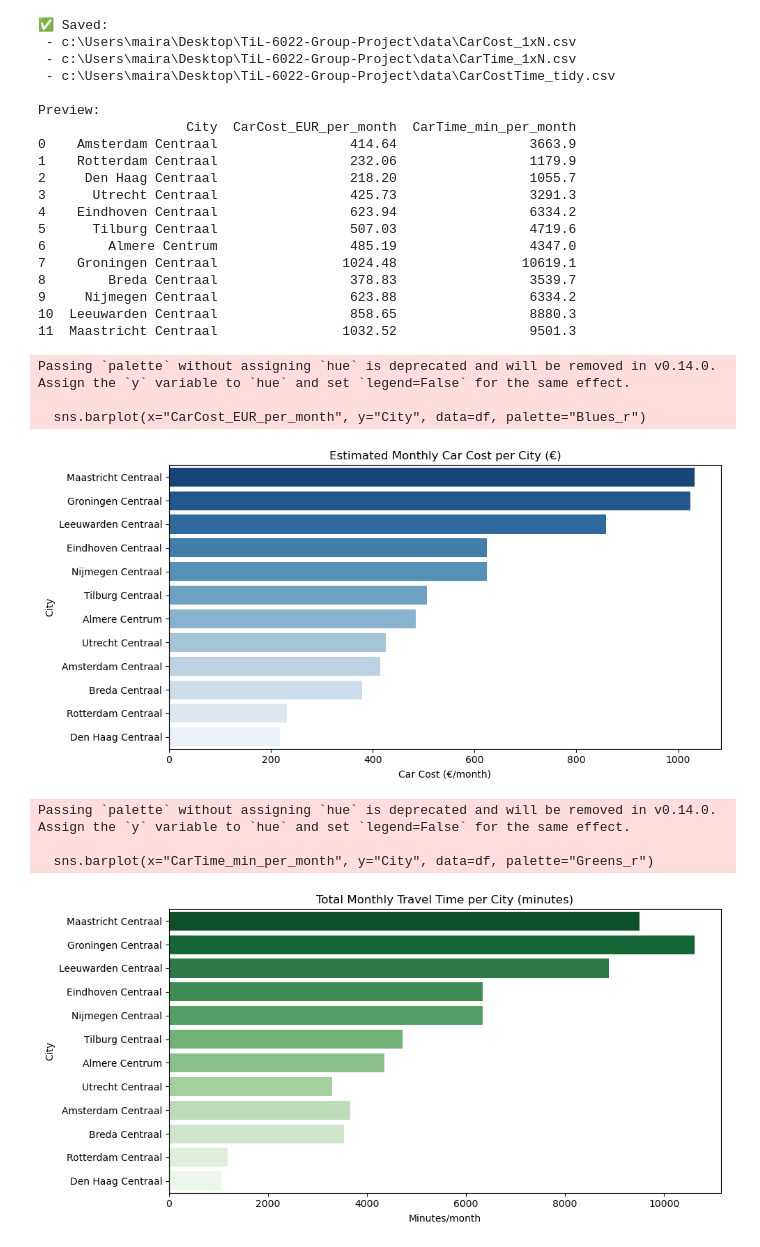
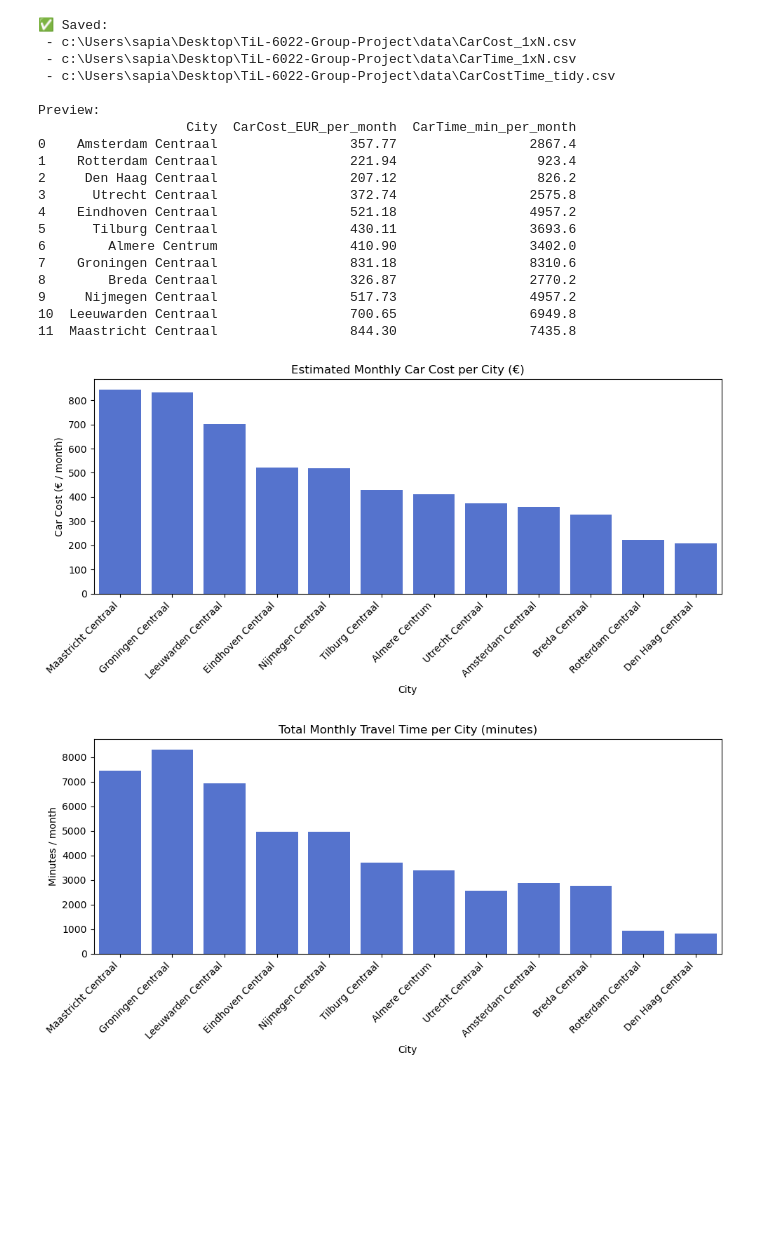
Before and after one commit to gkosmidis4/TiL-6022-Group-Project, a Jupyter notebook: code/Car_Calculations.ipynb, the cells around one changed output. Saved outputs shown, nothing was run; the diff lists cells and outputs as text; code cells hidden in the pictures; blank space fills up the shorter version.

```diff
--- a/code/Car_Calculations.ipynb
+++ b/code/Car_Calculations.ipynb
@@ -6,7 +7,7 @@ from pathlib import Path
 import seaborn as sns
 # %%
 # ============= CONFIG =============
-TRIPS_PER_MONTH  = 23
+TRIPS_PER_MONTH  = 18
 DELAY_FACTOR_CAR = 1.35
 
 # -------- locate BASE & DATA (works in notebook or script) --------
@@ -190,24 +191,24 @@ print("\nPreview:")
 print(tidy.head(13))
 # %% [output]
 ✅ Saved:
- - c:\Users\maira\Desktop\TiL-6022-Group-Project\data\CarCost_1xN.csv
- - c:\Users\maira\Desktop\TiL-6022-Group-Project\data\CarTime_1xN.csv
- - c:\Users\maira\Desktop\TiL-6022-Group-Project\data\CarCostTime_tidy.csv
+ - c:\Users\sapia\Desktop\TiL-6022-Group-Project\data\CarCost_1xN.csv
+ - c:\Users\sapia\Desktop\TiL-6022-Group-Project\data\CarTime_1xN.csv
+ - c:\Users\sapia\Desktop\TiL-6022-Group-Project\data\CarCostTime_tidy.csv
 
 Preview:
                    City  CarCost_EUR_per_month  CarTime_min_per_month
-0    Amsterdam Centraal                 414.64                 3663.9
-1    Rotterdam Centraal                 232.06                 1179.9
-2     Den Haag Centraal                 218.20                 1055.7
-3      Utrecht Centraal                 425.73                 3291.3
-4    Eindhoven Centraal                 623.94                 6334.2
-5      Tilburg Centraal                 507.03                 4719.6
-6        Almere Centrum                 485.19                 4347.0
-7    Groningen Centraal                1024.48                10619.1
-8        Breda Centraal                 378.83                 3539.7
-9     Nijmegen Centraal                 623.88                 6334.2
-10  Leeuwarden Centraal                 858.65                 8880.3
-11  Maastricht Centraal                1032.52                 9501.3
+0    Amsterdam Centraal                 357.77                 2867.4
+1    Rotterdam Centraal                 221.94                  923.4
+2     Den Haag Centraal                 207.12                  826.2
+3      Utrecht Centraal                 372.74                 2575.8
+4    Eindhoven Centraal                 521.18                 4957.2
+5      Tilburg Centraal                 430.11                 3693.6
+6        Almere Centrum                 410.90                 3402.0
+7    Groningen Centraal                 831.18                 8310.6
+8        Breda Centraal                 326.87                 2770.2
+9     Nijmegen Centraal                 517.73                 4957.2
+10  Leeuwarden Centraal                 700.65                 6949.8
+11  Maastricht Centraal                 844.30                 7435.8
 # %%
 # Load tTidy data
 df = pd.read_csv("../data/CarCostTime_tidy.csv")
@@ -216,30 +217,32 @@ df = pd.read_csv("../data/CarCostTime_tidy.csv")
 df = df.sort_values("CarCost_EUR_per_month", ascending=False)
 # %%
 plt.figure(figsize=(10, 5))
-sns.barplot(x="CarCost_EUR_per_month", y="City", data=df, palette="Blues_r")
+sns.barplot(x="City", y="CarCost_EUR_per_month", data=df, color="royalblue")
 plt.title("Estimated Monthly Car Cost per City (€)")
-plt.xlabel("Car Cost (€/month)")
-plt.ylabel("City")
+plt.xlabel("City")
+plt.ylabel("Car Cost (€ / month)")
+plt.xticks(rotation=45, ha="right")  # Rotate labels for readability
 plt.tight_layout()
 plt.show()
 # %% [output]
-Passing `palette` without assigning `hue` is deprecated and will be removed in v0.14.0. Assign the `y` variable to `hue` and set `legend=False` for the same effect.
-
-  sns.barplot(x="CarCost_EUR_per_month", y="City", data=df, palette="Blues_r")
-[figure, old version]
+[figure, new version]
 # %%
 plt.figure(figsize=(10, 5))
-sns.barplot(x="CarTime_min_per_month", y="City", data=df, palette="Greens_r")
+sns.barplot(
+    x="City",
+    y="CarTime_min_per_month",
+    data=df,
+    color="royalblue"  # single solid color
+)
+
 plt.title("Total Monthly Travel Time per City (minutes)")
-plt.xlabel("Minutes/month")
-plt.ylabel("City")
+plt.xlabel("City")
+plt.ylabel("Minutes / month")
+plt.xticks(rotation=45, ha="right")  # rotate labels for readability
 plt.tight_layout()
 plt.show()
 # %% [output]
-Passing `palette` without assigning `hue` is deprecated and will be removed in v0.14.0. Assign the `y` variable to `hue` and set `legend=False` for the same effect.
-
-  sns.barplot(x="CarTime_min_per_month", y="City", data=df, palette="Greens_r")
-[figure, old version]
+[figure, new version]
 # %%
 plt.figure(figsize=(6, 6))
 sns.scatterplot(
```
Also changed, not shown: parts of 3 cells of this notebook.
